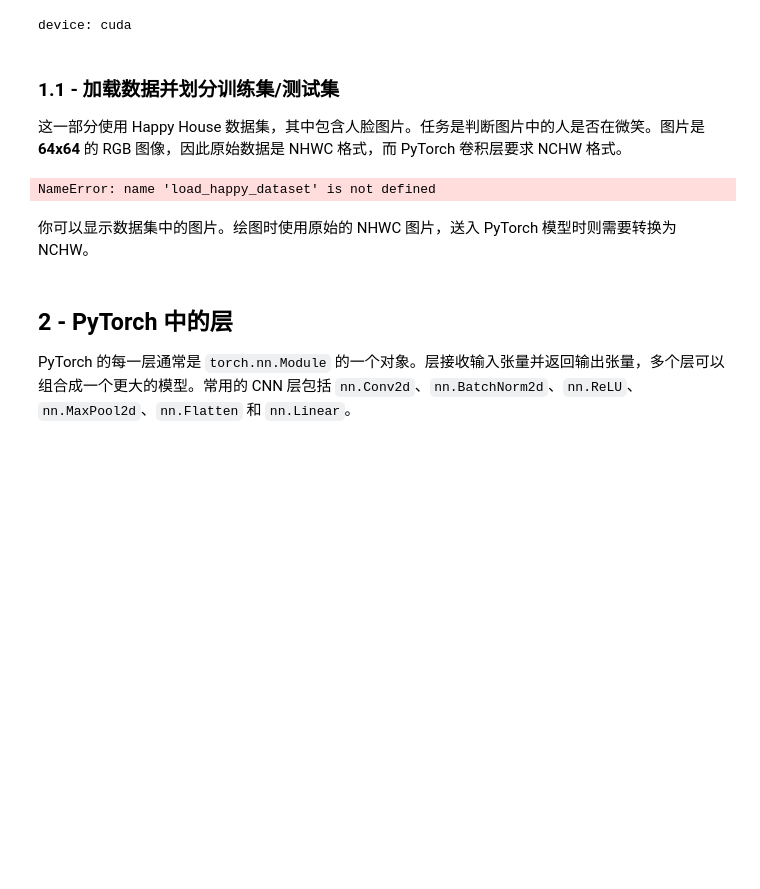
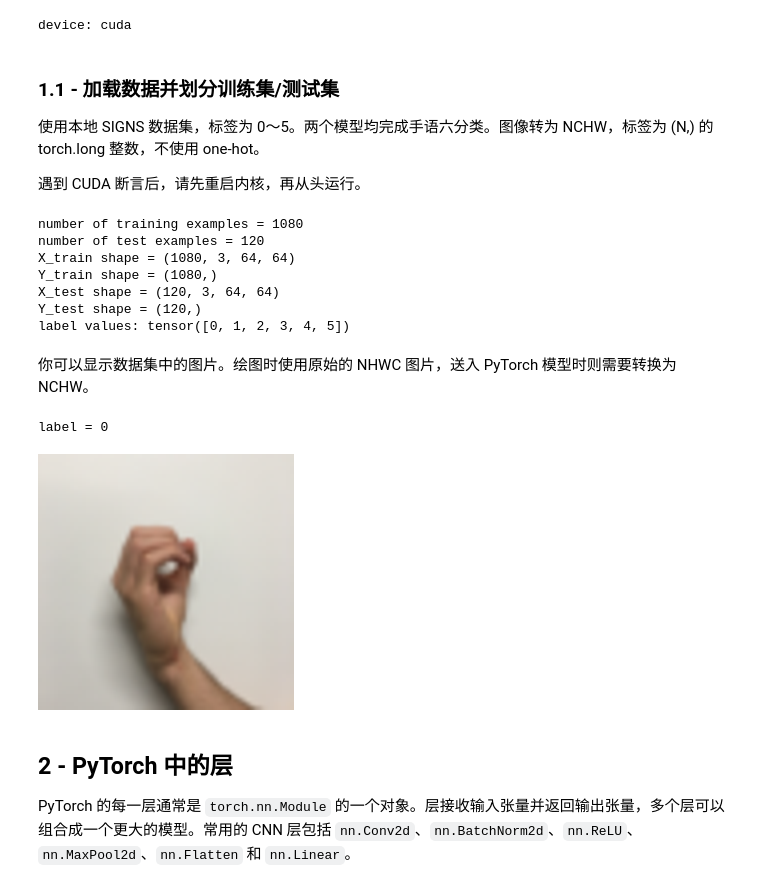
Before and after one commit to Yorenix/pytorch-learning-from-WuEnDa, a Jupyter notebook: C4 - Convolutional Neural Networks/Week 1/Convolution_model_Application_PyTorch.ipynb, the cells around one changed output. Cells and saved outputs as stored; diff of their text form; code cells hidden in the pictures; blank space fills up the shorter version.

```diff
--- a/C4 - Convolutional Neural Networks/Week 1/Convolution_model_Application_PyTorch.ipynb
+++ b/C4 - Convolutional Neural Networks/Week 1/Convolution_model_Application_PyTorch.ipynb
@@ -165,14 +151,16 @@ device: cuda
 <a name='1-1'></a>
 ### 1.1 - 加载数据并划分训练集/测试集
 
-这一部分使用 Happy House 数据集，其中包含人脸图片。任务是判断图片中的人是否在微笑。图片是 **64x64** 的 RGB 图像，因此原始数据是 NHWC 格式，而 PyTorch 卷积层要求 NCHW 格式。
+使用本地 SIGNS 数据集，标签为 0～5。两个模型均完成手语六分类。图像转为 NCHW，标签为 (N,) 的 torch.long 整数，不使用 one-hot。
+
+遇到 CUDA 断言后，请先重启内核，再从头运行。
 # %%
-X_train_orig, Y_train_orig, X_test_orig, Y_test_orig, classes = load_happy_dataset()
+X_train_orig, Y_train_orig, X_test_orig, Y_test_orig, classes = load_signs_dataset()
 
 X_train = images_to_tensor(X_train_orig / 255.)
 X_test = images_to_tensor(X_test_orig / 255.)
-Y_train = binary_labels_to_tensor(Y_train_orig)
-Y_test = binary_labels_to_tensor(Y_test_orig)
+Y_train = class_labels_to_tensor(Y_train_orig)
+Y_test = class_labels_to_tensor(Y_test_orig)
 
 print("number of training examples =", X_train.shape[0])
 print("number of test examples =", X_test.shape[0])
@@ -180,15 +168,30 @@ print("X_train shape =", tuple(X_train.shape))
 print("Y_train shape =", tuple(Y_train.shape))
 print("X_test shape =", tuple(X_test.shape))
 print("Y_test shape =", tuple(Y_test.shape))
+
+assert Y_train.dtype == torch.long
+assert Y_train.ndim == 1
+assert ((Y_train >= 0) & (Y_train < 6)).all()
+assert ((Y_test >= 0) & (Y_test < 6)).all()
+print("label values:", torch.unique(Y_train))
 # %% [output]
-NameError: name 'load_happy_dataset' is not defined
+number of training examples = 1080
+number of test examples = 120
+X_train shape = (1080, 3, 64, 64)
+Y_train shape = (1080,)
+X_test shape = (120, 3, 64, 64)
+Y_test shape = (120,)
+label values: tensor([0, 1, 2, 3, 4, 5])
 # %% [markdown]
 你可以显示数据集中的图片。绘图时使用原始的 NHWC 图片，送入 PyTorch 模型时则需要转换为 NCHW。
 # %%
 index = 124
-plt.imshow(X_train_orig[index])
-plt.axis("off")
-plt.show()
+# 原始数据是 uint8 RGB 图像，直接内嵌显示，不调用 plt.show()。
+print("label =", int(np.asarray(Y_train_orig).reshape(-1)[index]))
+display(PILImage.fromarray(X_train_orig[index]).resize((256, 256)))
+# %% [output]
+label = 0
+[figure, added]
 # %% [markdown]
 <a name='2'></a>
 ## 2 - PyTorch 中的层
```
Also changed, not shown: parts of 20 cells of this notebook, 13 other files.
